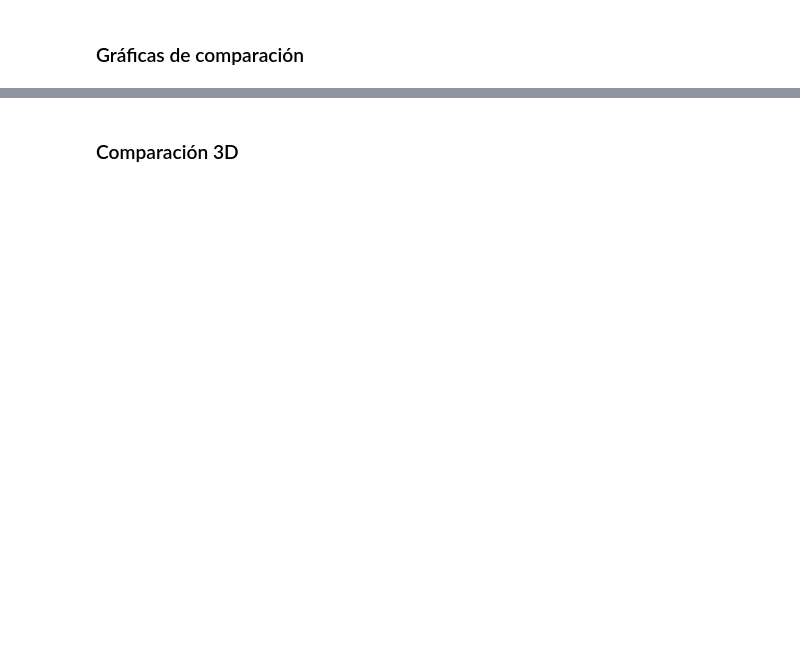
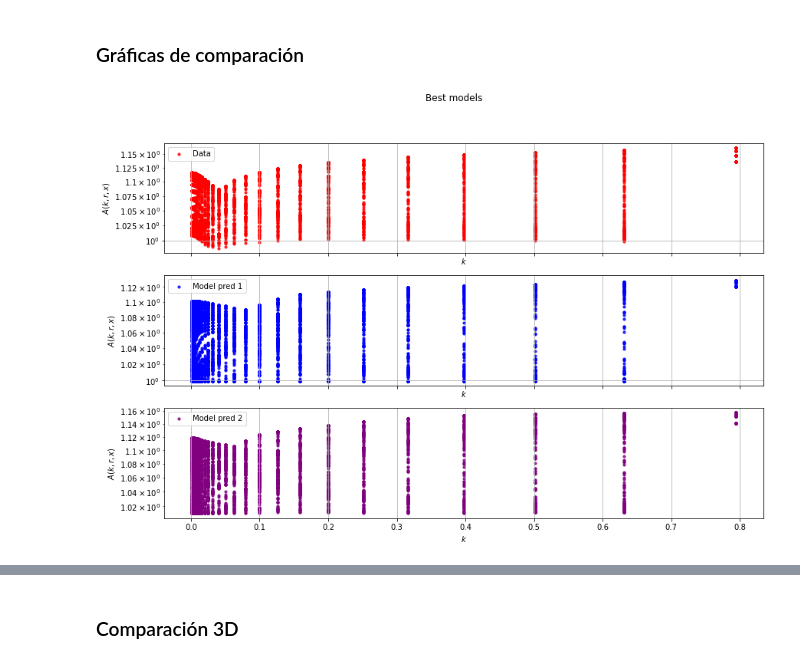
Before and after one commit to igomezv/nnogada, a Jupyter notebook: test.ipynb, the cells around one changed output, grey strips where cells are left out. Saved outputs shown, nothing was run; the diff lists cells and outputs as text; code cells hidden in the pictures; blank space fills up the shorter version.

```diff
--- a/test.ipynb
+++ b/test.ipynb
@@ -108,9 +108,9 @@ def train_evaluate(ga_individual_solution):
 # %% [markdown]
 A continuación, use la paquetería DEAP para definir las cosas para ejecutar GA. Usaremos una representación binaria para la solución de longitud diez. Se inicializará aleatoriamente utilizando la distribución de Bernoulli. Del mismo modo, se utiliza el crossover ordenado, la mutación aleatoria y la selección de la rueda de la ruleta. Los valores del parámetro GA se inicializan arbitrariamente; Te sugerimos que juegues con diferentes configuraciones.
 # %%
-population_size = 15
-num_generations = 6
-gene_length = 16
+population_size = 10
+num_generations = 4
+gene_length = 15
 
 # As we are trying to minimize the RMSE score, that's why using -1.0.
 # In case, when you want to maximize accuracy for instance, use 1.0
@@ -218,0 +262,21 @@ Y_pred = model.predict(X)
+# %%
+Y_pred1 = models[0].predict(X)
+Y_pred2 = models[1].predict(X)
+# %%
+fig, axs = plt.subplots(1+len(models), figsize=(14,9), sharex="col")
+fig.suptitle('Best models')
+
+axs[0].scatter(X[:,0], Y, s=1e1, alpha=0.8, c='red', label="Data")
+axs[0].set_yscale("log"); axs[0].grid(); axs[0].legend()
+
+axs[1].scatter(X[:,0], Y_pred1, s=1e1, alpha=0.8, c='blue', label="Model pred 1")
+axs[1].set_yscale("log"); axs[1].grid(); axs[1].legend()
+
+axs[2].scatter(X[:,0], Y_pred2, s=1e1, alpha=0.8, c='purple', label="Model pred 2")
+axs[2].set_yscale("log"); axs[2].grid(); axs[2].legend()
+
+for ax in axs.flat:
+    ax.set(xlabel=r'$k$', ylabel='$A(k,r,x)$')
+plt.show()
+# %% [output]
+[figure, added]
```
Also changed, not shown: parts of 16 cells of this notebook.
